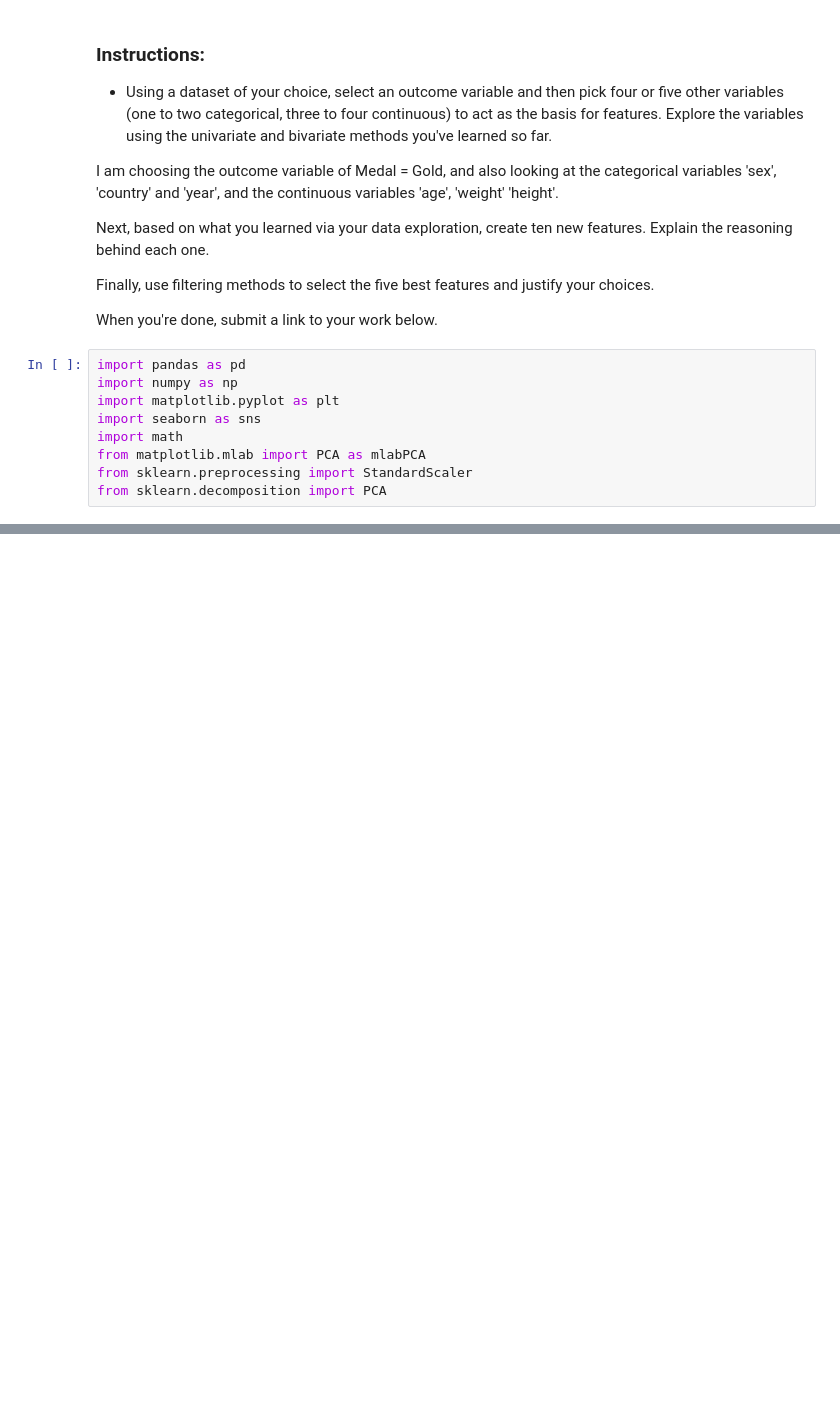
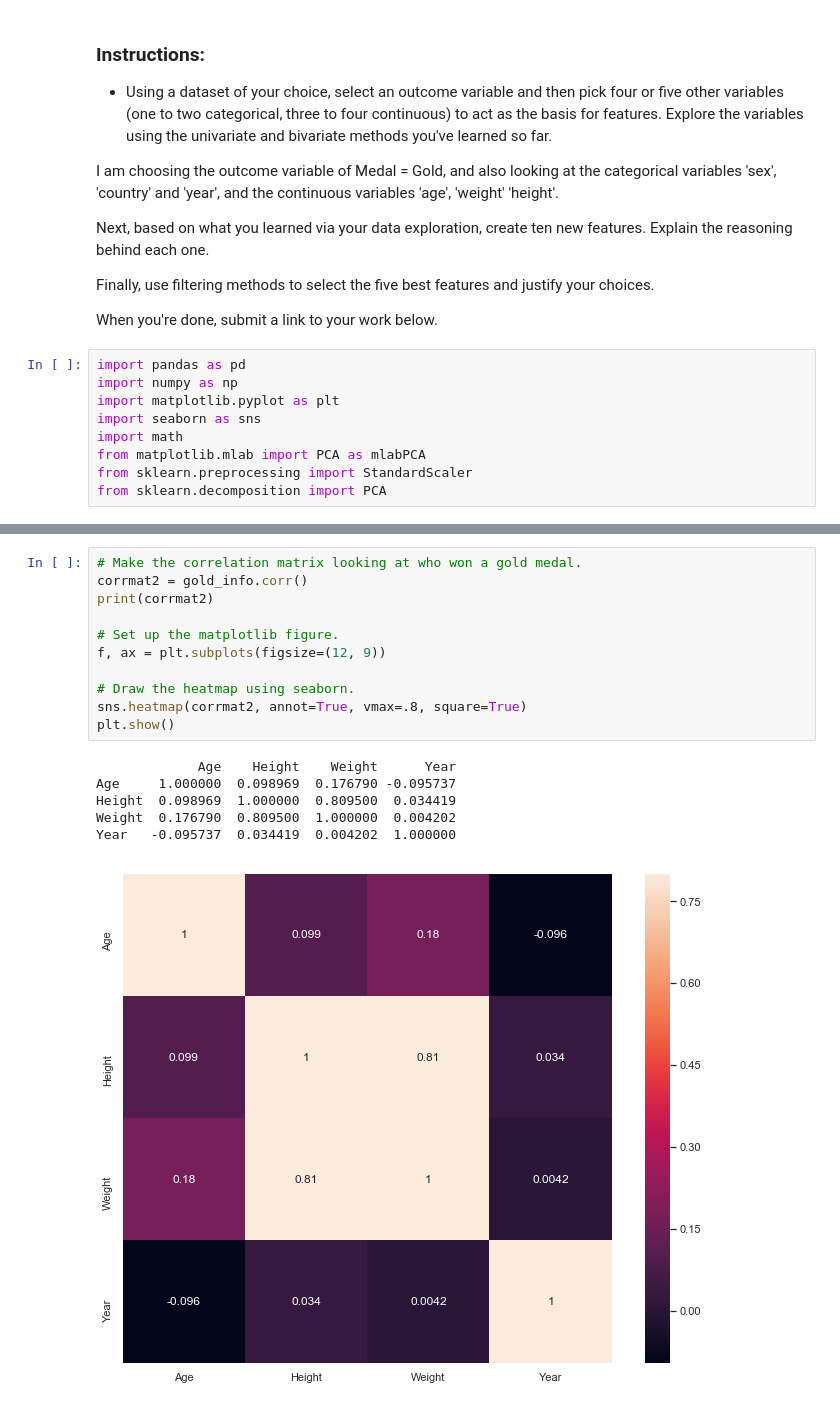
Before and after one commit to ecbenezra/ThinkfulAssignments, a Jupyter notebook: 2.1.8 Challenge - Preparing a dataset for modeling.ipynb, the cells around one changed output, grey strips where cells are left out. Saved outputs shown, nothing was run; the diff lists cells and outputs as text; blank space fills up the shorter version.

```diff
--- a/2.1.8 Challenge - Preparing a dataset for modeling.ipynb
+++ b/2.1.8 Challenge - Preparing a dataset for modeling.ipynb
@@ -80,3 +108,21 @@ Year   -0.095737  0.034419  0.004202  1.000000
+# %%
+# Make the correlation matrix looking at who won a gold medal.
+corrmat2 = gold_info.corr()
+print(corrmat2)
+
+# Set up the matplotlib figure.
+f, ax = plt.subplots(figsize=(12, 9))
+
+# Draw the heatmap using seaborn.
+sns.heatmap(corrmat2, annot=True, vmax=.8, square=True)
+plt.show()
+# %% [output]
+             Age    Height    Weight      Year
+Age     1.000000  0.098969  0.176790 -0.095737
+Height  0.098969  1.000000  0.809500  0.034419
+Weight  0.176790  0.809500  1.000000  0.004202
+Year   -0.095737  0.034419  0.004202  1.000000
+[figure, added]
 # %%
 
 # Add a second categorical variable.
```
Also changed, not shown: parts of 16 cells of this notebook.
